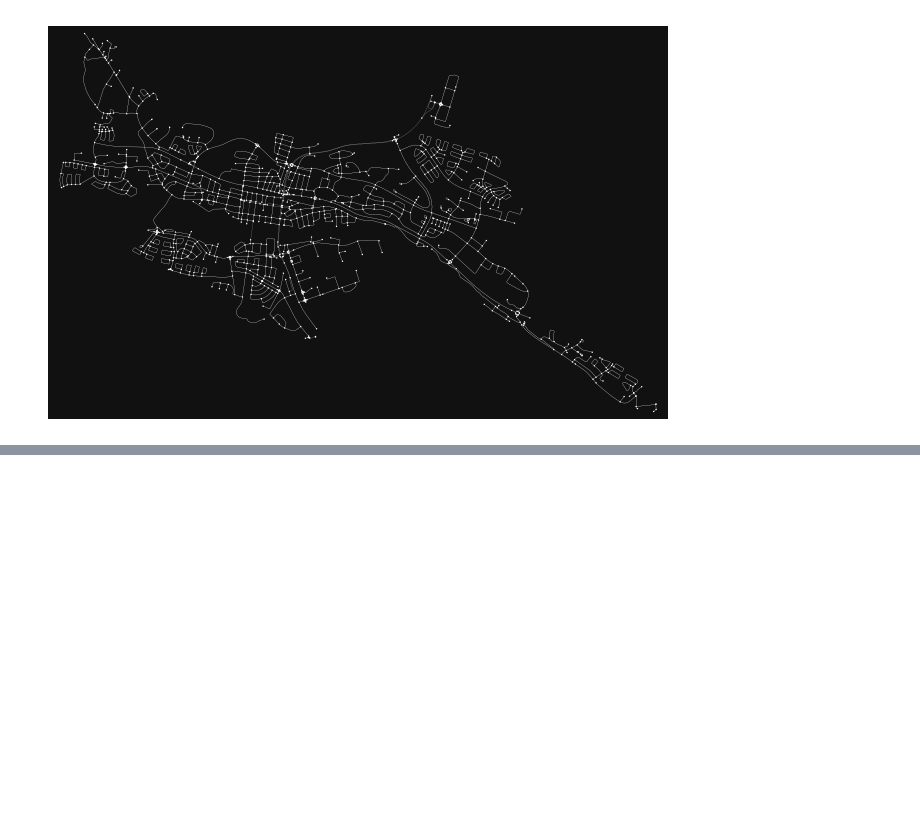
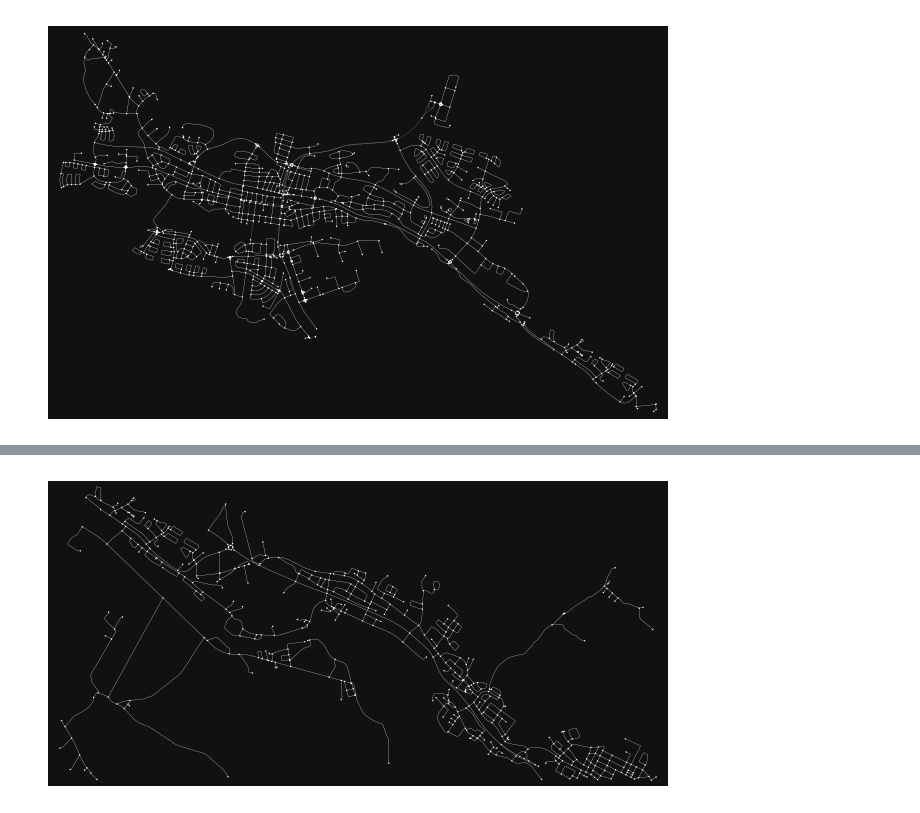
Before and after one commit to Alex-sheehy/Projekt, a Jupyter notebook: Kod.ipynb, the cells around one changed output, grey strips where cells are left out. Saved outputs shown, nothing was run; the diff lists cells and outputs as text; code cells hidden in the pictures; blank space fills up the shorter version.

```diff
--- a/Kod.ipynb
+++ b/Kod.ipynb
@@ -138,0 +89,18 @@ IndexError: indices are out-of-bounds
+# %%
+import osmnx as ox
+import matplotlib.pyplot as plt
+
+# Define the bounding box coordinates (lat/lon)
+north = 64.73  # Northernmost latitude
+south = 64.69  # Southernmost latitude
+east = 21.27   # Easternmost longitude
+west = 21.05   # Westernmost longitude
+
+# Download the road network within the bounding box
+G = ox.graph_from_bbox(north, south, east, west, network_type='drive')
+
+# Plot the graph to visualize the area
+fig, ax = ox.plot_graph(G, node_size=1, edge_color='white', edge_linewidth=0.1)
+plt.show()
+# %% [output]
+[figure, added]
```
Also changed, not shown: parts of 1 cell of this notebook.
